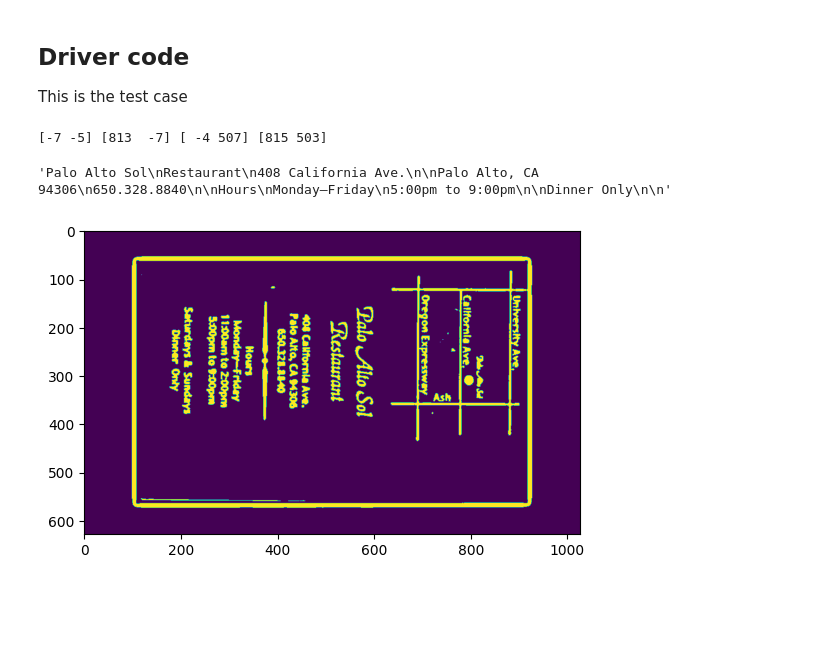
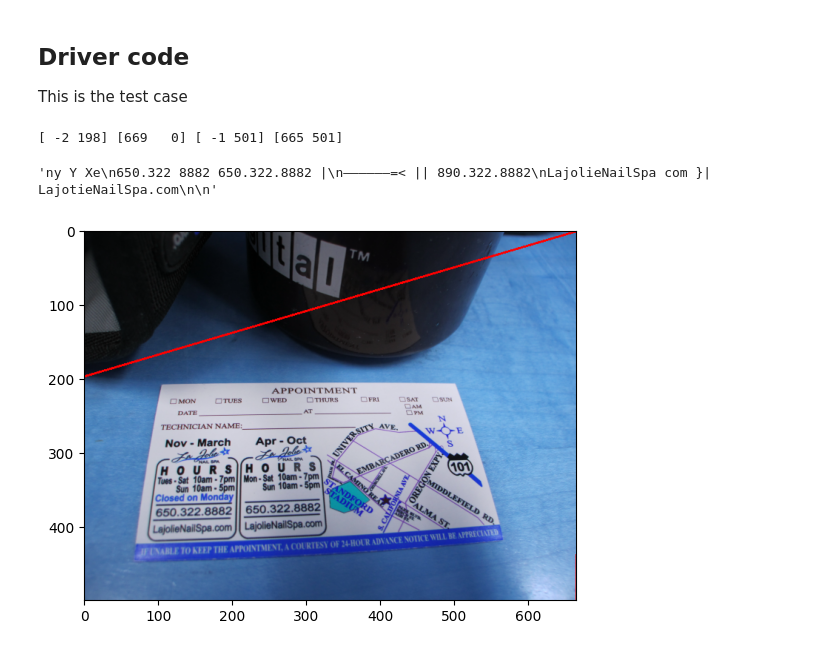
Before and after one commit to polytetralhx/ocr, a Jupyter notebook: test2.ipynb, the cells around one changed output. Cells and saved outputs as stored; diff of their text form; code cells hidden in the pictures; blank space fills up the shorter version.

```diff
--- a/test2.ipynb
+++ b/test2.ipynb
@@ -70,7 +70,7 @@ def get_binary(img):
     #(thresh, binary) = cv2.threshold(gray, 0, 255, cv2.THRESH_BINARY_INV | cv2.THRESH_OTSU)
     #(thresh, binary) = cv2.threshold(gray, 100, 255, cv2.THRESH_BINARY)
     # apply adaptive thresholding for different light conditions
-    binary = cv2.adaptiveThreshold(gray, 255, cv2.ADAPTIVE_THRESH_MEAN_C, cv2.THRESH_BINARY_INV, 21, 12)
+    binary = cv2.adaptiveThreshold(gray, 255, cv2.ADAPTIVE_THRESH_MEAN_C, cv2.THRESH_BINARY_INV, 17, 20)
 
     # show the original image and the binary image
     plt.imshow(binary)
@@ -198,7 +198,7 @@ def transform_image(img):
                             [max_w - 1, max_h - 1],
                             [max_w - 1, 0]])
 
-    #plt.imshow(cv2.drawContours(img, [np.array([topleft, topright, bottomright, bottomleft]).reshape((4, 1, 2))], -1, (255,0,0), 2))
+    plt.imshow(cv2.drawContours(img, [np.array([topleft, topright, bottomright, bottomleft]).reshape((4, 1, 2))], -1, (255,0,0), 2))
     #cv2.imshow("edged", edged)
     #cv2.waitKey(0)
 
@@ -271,19 +271,19 @@ def extract_json(img_path, lang):
 
 This is the test case
 # %%
-test_path = "./test/073.jpg_Reference.jpg"
+test_path = "./test/096.jpg_Canon.jpg"
 img = cv2.imread(test_path)
 #new_img = transform_image(cv2.resize(img, dsize = (doc_w, doc_h), interpolation=cv2.INTER_LINEAR))
 new_img = transform_image(imutils.resize(img, height = 500))
 
 cv2.imshow("Test case", new_img)
 cv2.waitKey(0)
 cv2.destroyAllWindows()
 pytesseract.image_to_string(new_img)
 
 # testing the json function
 #extract_json(test_path, "eng")
 # %% [output]
-[-7 -5] [813  -7] [ -4 507] [815 503]
+[ -2 198] [669   0] [ -1 501] [665 501]
-'Palo Alto Sol\nRestaurant\n408 California Ave.\n\nPalo Alto, CA 94306\n650.328.8840\n\nHours\nMonday—Friday\n5:00pm to 9:00pm\n\nDinner Only\n\n'
+'ny Y Xe\n650.322 8882 650.322.8882 |\n——————=< || 890.322.8882\nLajolieNailSpa com }| LajotieNailSpa.com\n\n'
-[figure, old version]
+[figure, new version]
```
Also changed, not shown: parts of 3 cells of this notebook, 1 other file.
